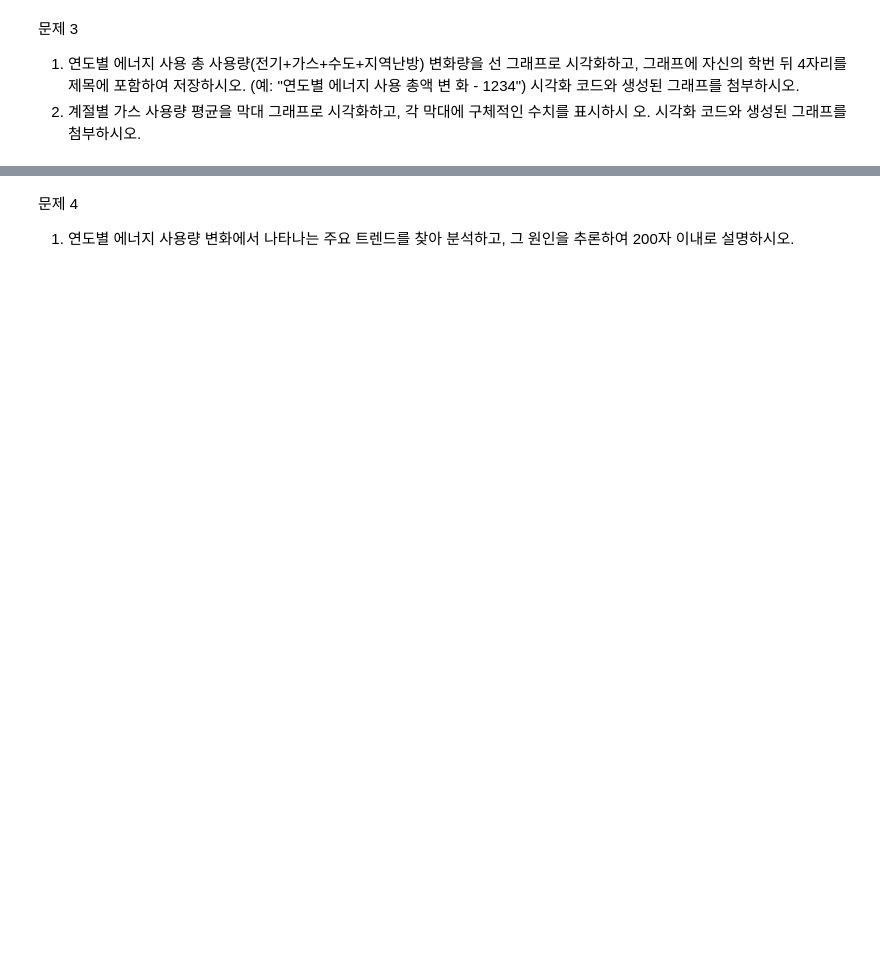
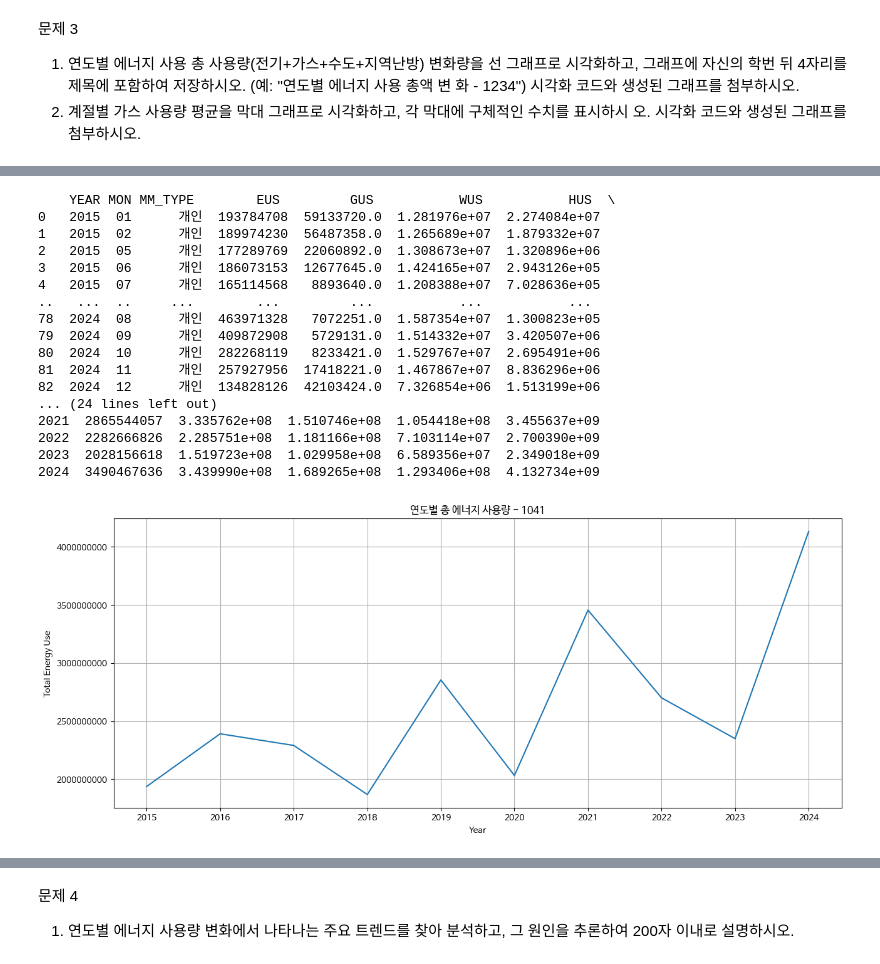
Before and after one commit to eze-hong/Data-Analysis-with-Open-Source, a Jupyter notebook: 오픈소스_출석과제_홍이제.ipynb, the cells around one changed output, grey strips where cells are left out. Saved outputs shown, nothing was run; the diff lists cells and outputs as text; code cells hidden in the pictures; blank space fills up the shorter version.

```diff
--- a/오픈소스_출석과제_홍이제.ipynb
+++ b/오픈소스_출석과제_홍이제.ipynb
@@ -51,8 +51,7 @@ params = {
 
 def get_year_months():
   year_months = []
-  for year in range(2015, 2016+1):
-    ##for year in range(2015, 2024+1):
+  for year in range(2015, 2024+1):
     for month in range(1,12+1):
       year_months.append(f'{year}{month:02d}')
   return year_months
@@ -76,10 +75,9 @@ for year_month in get_year_months():
             ##print([{'YEAR': d['YEAR'], 'MON' : d['MON'], 'MM_TYPE' : d['MM_TYPE'], 'EUS' : d['EUS'], 'GUS' : d['GUS'], 'WUS' : d['WUS'], 'HUS' : d['HUS']} for d in 개인_row])
             responses.append([{'YEAR': d['YEAR'], 'MON' : d['MON'], 'MM_TYPE' : d['MM_TYPE'], 'EUS' : d['EUS'], 'GUS' : d['GUS'], 'WUS' : d['WUS'], 'HUS' : d['HUS']} for d in 개인_row])
 
-print(responses)
-
 if(len(responses)!=0):
     print("api 호출 성공")
+    print(responses)
 else :
     print("api 호출 실패")
 # %% [output]
@@ -194,13 +177,3 @@ fc-cache: succeeded
 import matplotlib.pyplot as plt
 plt.rc('font', family='NanumBarunGothic')
 ##위 둘 실행하고 세션다시
-# %%
-##선그래프
-print(df.columns)
-df['SUM'] = df[['EUS', 'GUS']].sum(axis=1)
-print(df)
-
-plt.title("테스트")
-plt.show()
-
-plt.plot(df)
@@ -227,0 +180,45 @@ TypeError: unhashable type: 'numpy.ndarray'
+# %%
+##선그래프
+
+print(df)
+
+## 숫자로 변환
+df[['YEAR','EUS', 'GUS', 'WUS', 'HUS']] = df[['YEAR','EUS', 'GUS', 'WUS', 'HUS']].apply(pd.to_numeric)
+
+## 연도별로 묶기
+yearData = df.groupby('YEAR')[['EUS', 'GUS', 'WUS', 'HUS']].sum()
+
+## 연도별 총 사용량
+yearData['TOTALUSE'] = yearData.sum(axis=1)
+
+print(yearData.index)
+print(yearData)
+
+plt.figure(figsize=(15, 6))
+plt.plot(yearData.index, yearData['TOTALUSE'])
+plt.xticks(yearData.index)
+plt.ticklabel_format(style='plain', axis='y')
+plt.grid(True)
+plt.title("연도별 총 에너지 사용량 - 1041")
+plt.xlabel('Year')
+plt.ylabel('Total Energy Use')
+plt.show()
+# %% [output]
+    YEAR MON MM_TYPE        EUS         GUS           WUS           HUS  \
+0   2015  01      개인  193784708  59133720.0  1.281976e+07  2.274084e+07
+1   2015  02      개인  189974230  56487358.0  1.265689e+07  1.879332e+07
+2   2015  05      개인  177289769  22060892.0  1.308673e+07  1.320896e+06
+3   2015  06      개인  186073153  12677645.0  1.424165e+07  2.943126e+05
+4   2015  07      개인  165114568   8893640.0  1.208388e+07  7.028636e+05
+..   ...  ..     ...        ...         ...           ...           ...
+78  2024  08      개인  463971328   7072251.0  1.587354e+07  1.300823e+05
+79  2024  09      개인  409872908   5729131.0  1.514332e+07  3.420507e+06
+80  2024  10      개인  282268119   8233421.0  1.529767e+07  2.695491e+06
+81  2024  11      개인  257927956  17418221.0  1.467867e+07  8.836296e+06
+82  2024  12      개인  134828126  42103424.0  7.326854e+06  1.513199e+06
+... (24 lines left out)
+2021  2865544057  3.335762e+08  1.510746e+08  1.054418e+08  3.455637e+09
+2022  2282666826  2.285751e+08  1.181166e+08  7.103114e+07  2.700390e+09
+2023  2028156618  1.519723e+08  1.029958e+08  6.589356e+07  2.349018e+09
+2024  3490467636  3.439990e+08  1.689265e+08  1.293406e+08  4.132734e+09
+[figure, added]
```
Also changed, not shown: parts of 5 cells of this notebook.
